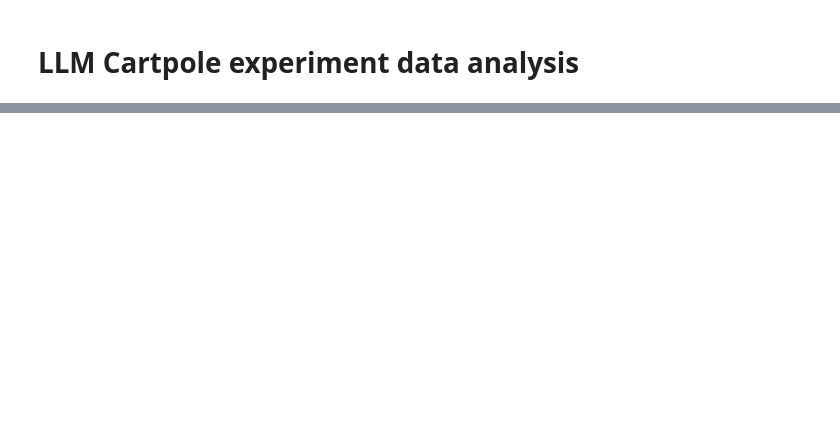
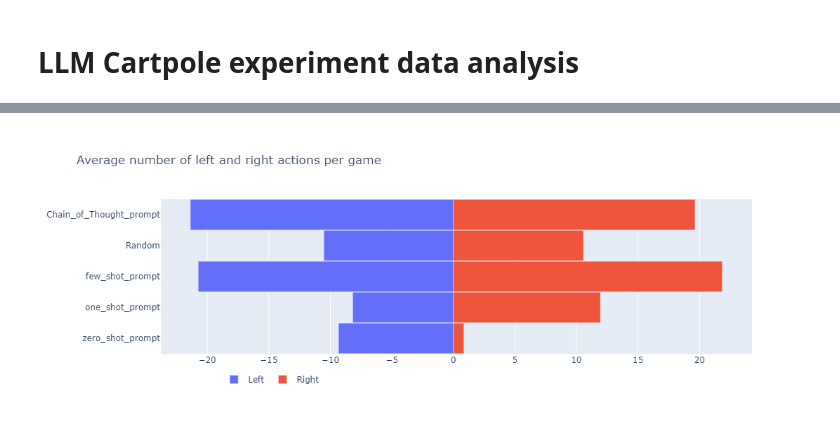
Before and after one commit to nicky-lenaers/dne-project, a Jupyter notebook: src/LLM Cartpole data analysis.ipynb, the cells around one changed output, grey strips where cells are left out. Drawn from its saved outputs; the diff is of its cells as text; code cells hidden in the pictures; blank space fills up the shorter version.

```diff
--- a/src/LLM Cartpole data analysis.ipynb
+++ b/src/LLM Cartpole data analysis.ipynb
@@ -167,0 +142,29 @@ plt.show()
+# %%
+grouped_df = dfCartPoleLLM.groupby(['promptKey']).mean(numeric_only=True).reset_index()
+
+fig = go.Figure()
+
+fig.add_trace(go.Bar(x=-grouped_df['leftActions'].values,
+                        y=grouped_df['promptKey'],
+                        orientation='h',
+                        name='Left',
+                        customdata=grouped_df['rewards']))
+
+fig.add_trace(go.Bar(x=grouped_df['rightActions'].values,
+                        y=grouped_df['promptKey'],
+                        orientation='h',
+                        name='Right',
+                        customdata=grouped_df['rewards']))
+
+fig.update_layout(barmode='relative',
+                  height=400,
+                  width=700,
+                  yaxis_autorange='reversed',
+                  bargap=0.01,
+                  legend_orientation ='h',
+                  legend_x=0.10, legend_y=-0.1,
+                  title="Average number of left and right actions per game"
+                 )
+fig.show()
+# %% [output]
+[figure, added]
```
Also changed, not shown: parts of 16 cells of this notebook, 1 other file.
